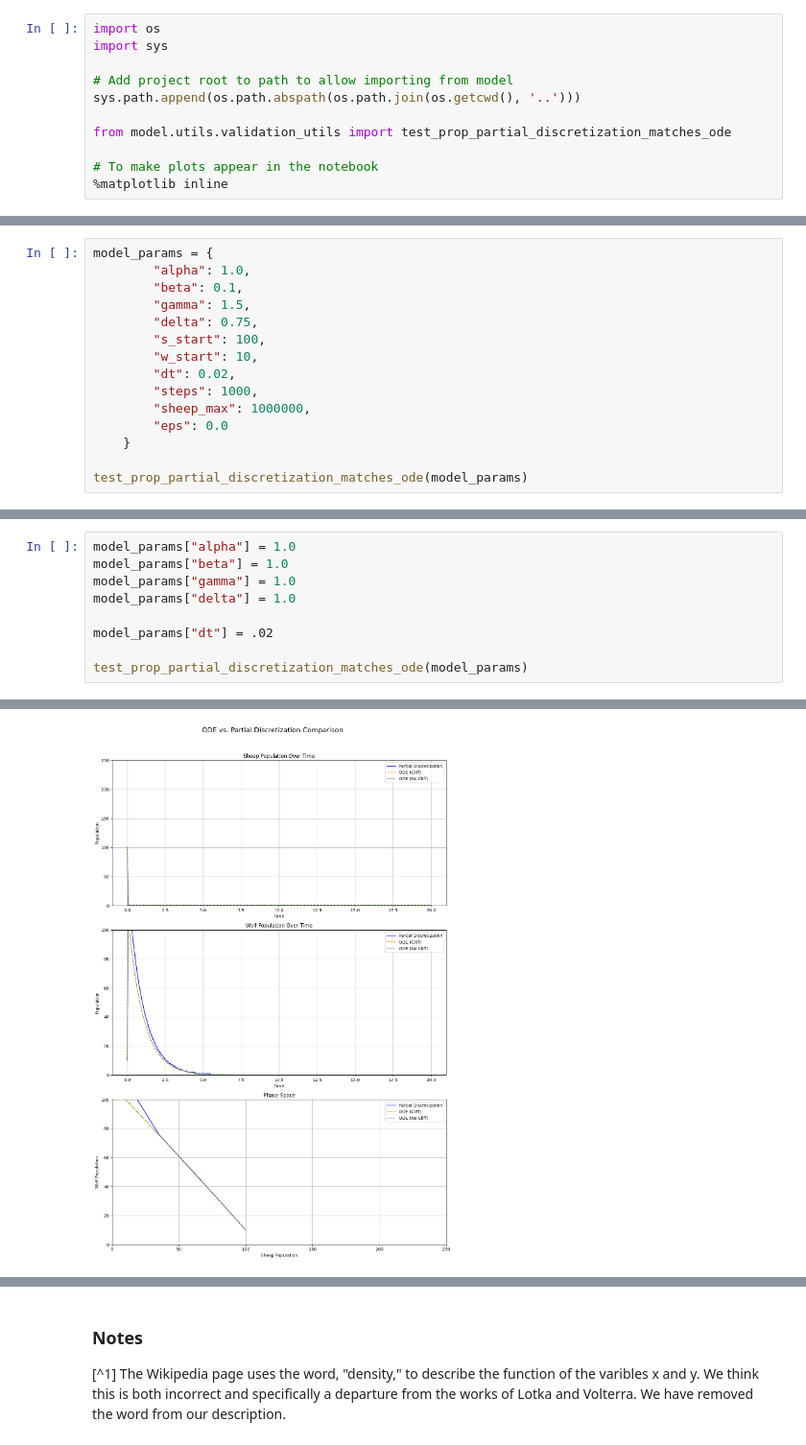
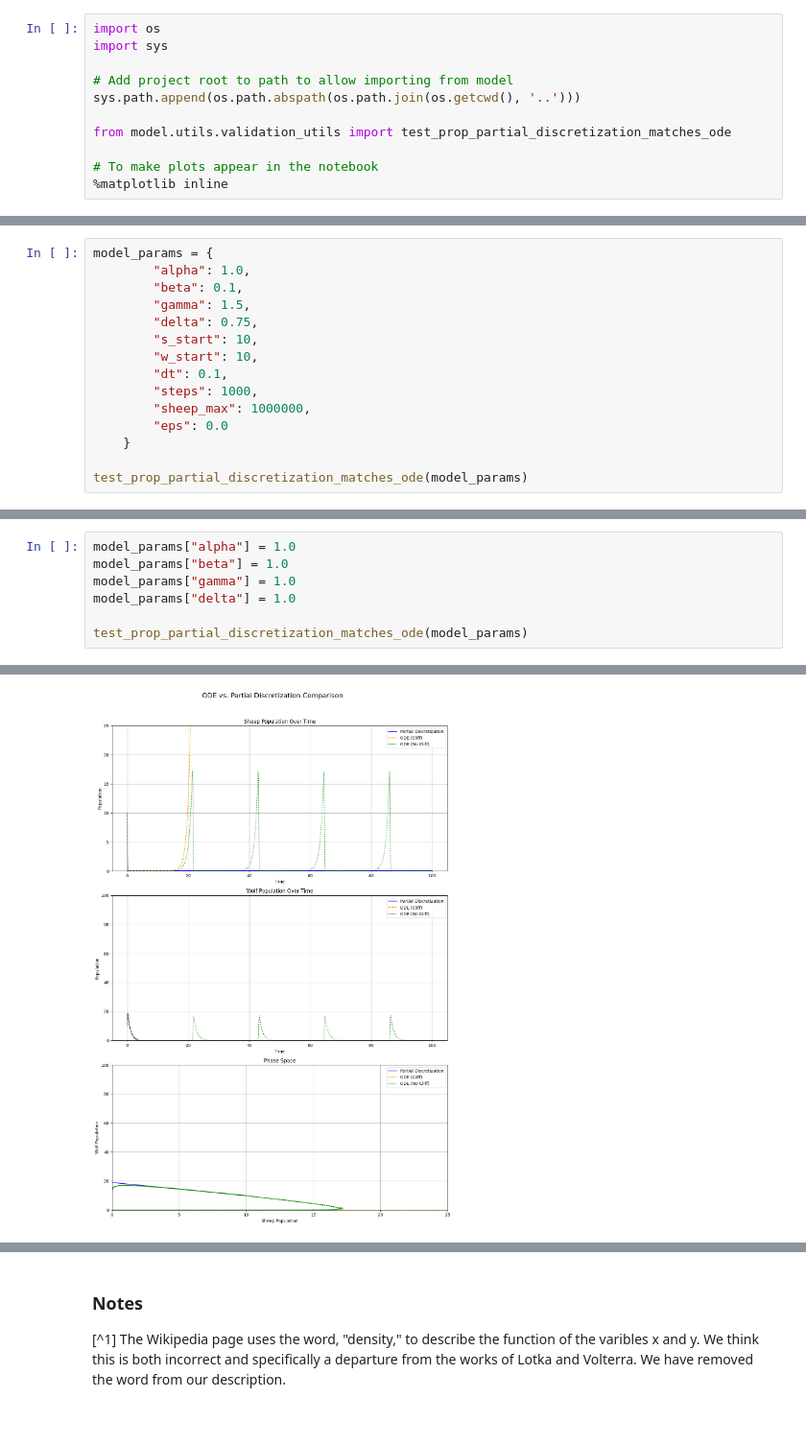
Before and after one commit to peterdresslar/do-android-wolves-dream-of-electric-sheep, a Jupyter notebook: notebooks/validation.ipynb, the cells around one changed output, grey strips where cells are left out. Shown: that part at 96% size. Drawn from its saved outputs; the diff is of its cells as text.

```diff
--- a/notebooks/validation.ipynb
+++ b/notebooks/validation.ipynb
@@ -87,9 +87,9 @@ model_params = {
         "beta": 0.1,
         "gamma": 1.5,
         "delta": 0.75,
-        "s_start": 100,
+        "s_start": 10,
         "w_start": 10,
-        "dt": 0.02,
+        "dt": 0.1,
         "steps": 1000,
         "sheep_max": 1000000,
         "eps": 0.0
@@ -138,7 +138,5 @@ model_params["beta"] = 1.0
 model_params["gamma"] = 1.0
 model_params["delta"] = 1.0
 
-model_params["dt"] = .02
-
 test_prop_partial_discretization_matches_ode(model_params)
 # %% [output]
@@ -162 +160 @@ Wolves Population:
-[figure, old version]
+[figure, new version]
```
Also changed, not shown: parts of 7 cells of this notebook, 2 other files.
